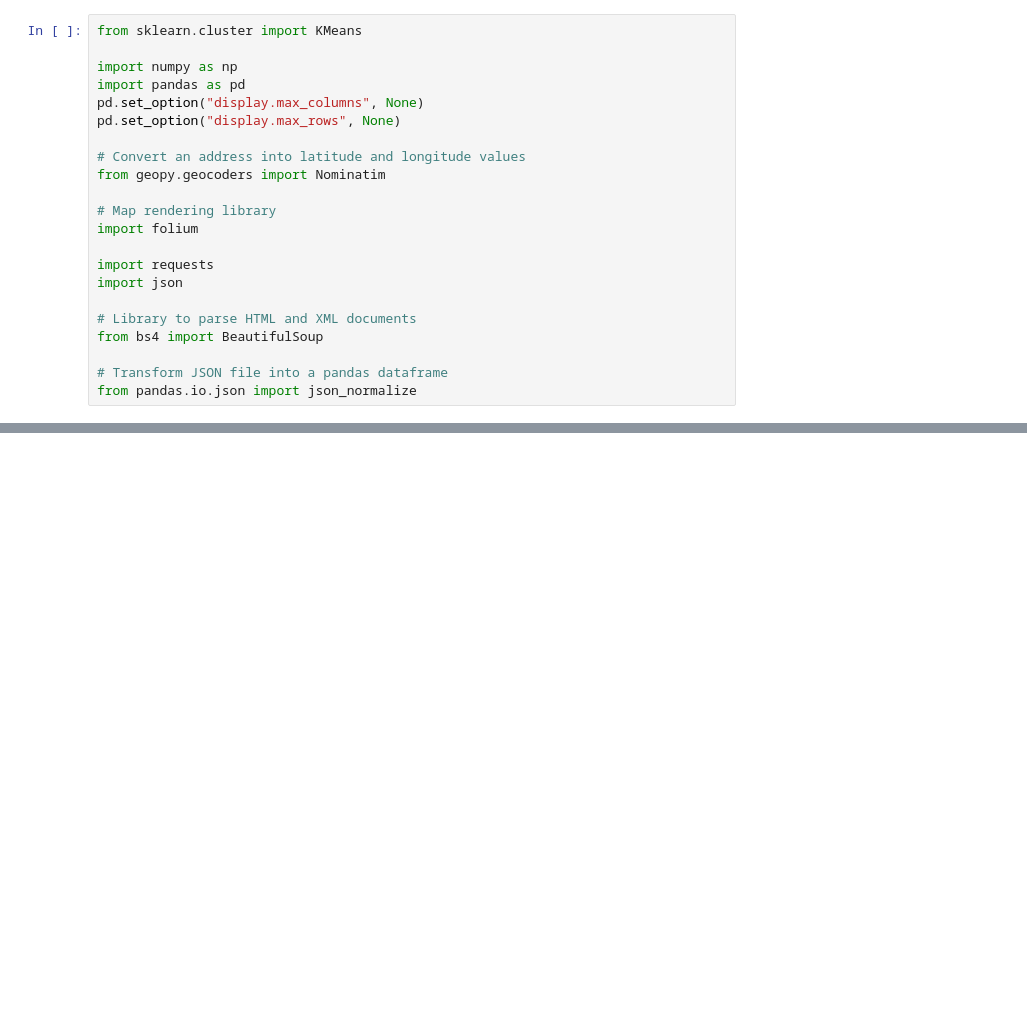
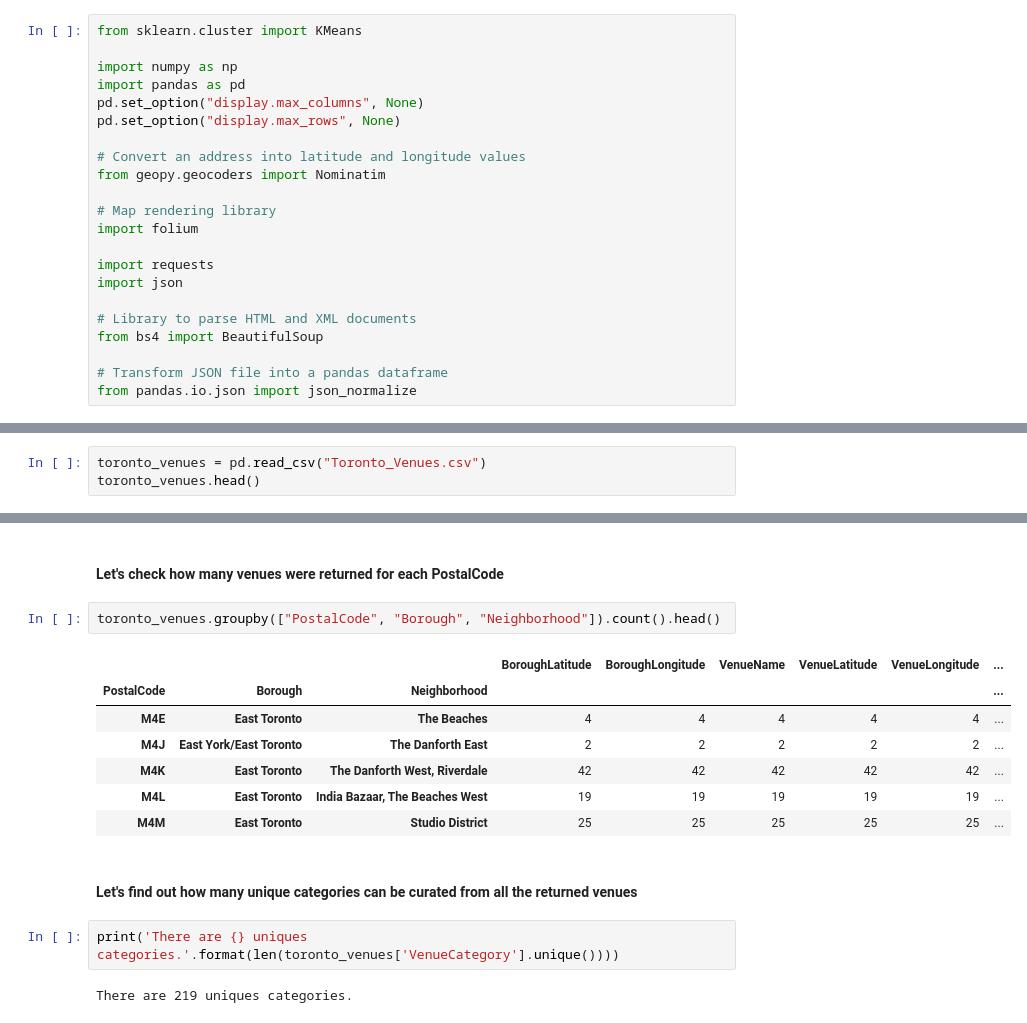
Before and after one commit to LeanoA/Coursera_Capstone, a Jupyter notebook: Week3-Part3.ipynb, the cells around one changed output, grey strips where cells are left out. Saved outputs shown, nothing was run; the diff lists cells and outputs as text; blank space fills up the shorter version.

```diff
--- a/Week3-Part3.ipynb
+++ b/Week3-Part3.ipynb
@@ -35,0 +202,3 @@ from pandas.io.json import json_normalize
+# %%
+toronto_venues = pd.read_csv("Toronto_Venues.csv")
+toronto_venues.head()
@@ -35,0 +212,18 @@ from pandas.io.json import json_normalize
+# %% [markdown]
+#### Let's check how many venues were returned for each PostalCode
+# %%
+toronto_venues.groupby(["PostalCode", "Borough", "Neighborhood"]).count().head()
+# %% [output]
+|  |  |  | BoroughLatitude | BoroughLongitude | VenueName | VenueLatitude | VenueLongitude | ... |
+| PostalCode | Borough | Neighborhood |  |  |  |  |  | ... |
+| M4E | East Toronto | The Beaches | 4 | 4 | 4 | 4 | 4 | ... |
+| M4J | East York/East Toronto | The Danforth East | 2 | 2 | 2 | 2 | 2 | ... |
+| M4K | East Toronto | The Danforth West, Riverdale | 42 | 42 | 42 | 42 | 42 | ... |
+| M4L | East Toronto | India Bazaar, The Beaches West | 19 | 19 | 19 | 19 | 19 | ... |
+| M4M | East Toronto | Studio District | 25 | 25 | 25 | 25 | 25 | ... |
+# %% [markdown]
+#### Let's find out how many unique categories can be curated from all the returned venues
+# %%
+print('There are {} uniques categories.'.format(len(toronto_venues['VenueCategory'].unique())))
+# %% [output]
+There are 219 uniques categories.
```
Also changed, not shown: parts of 21 cells of this notebook, 1 other file.
